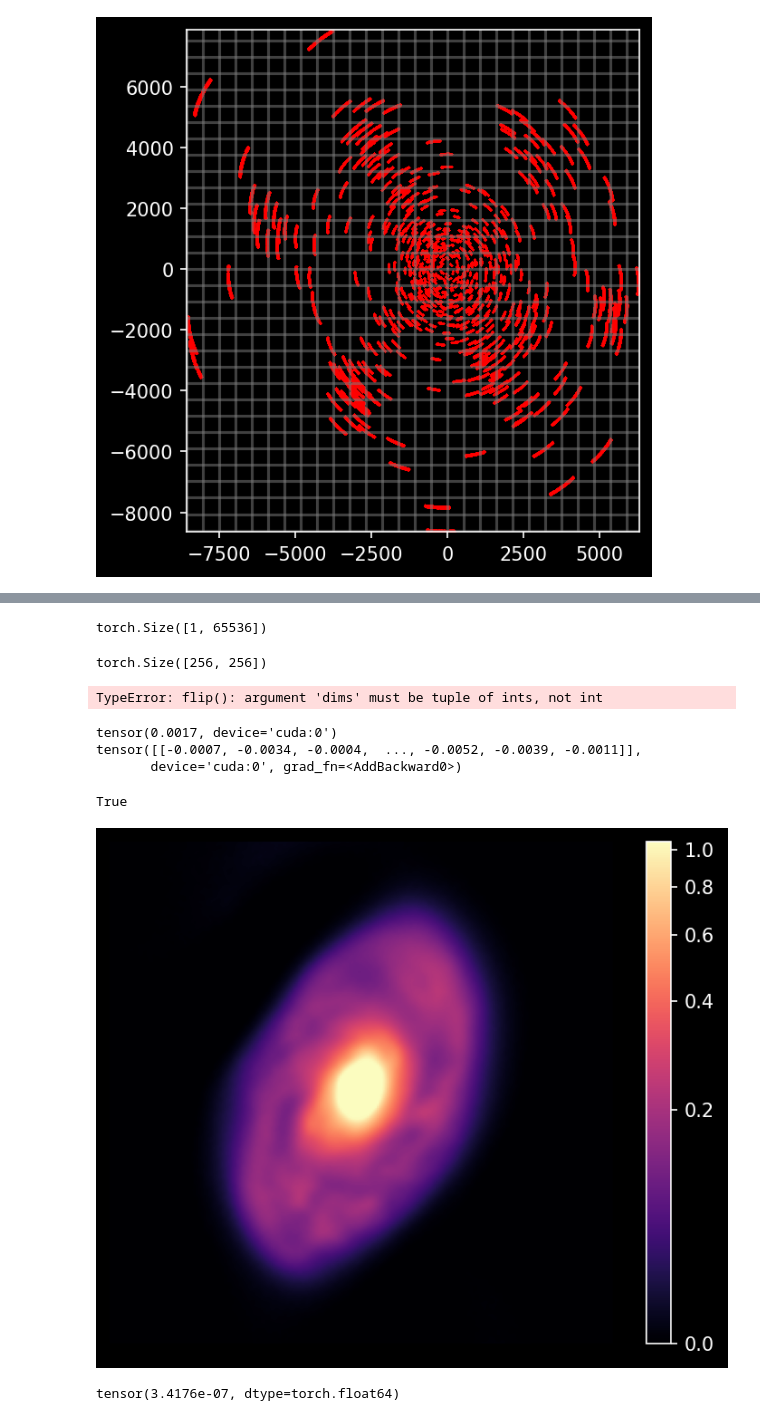
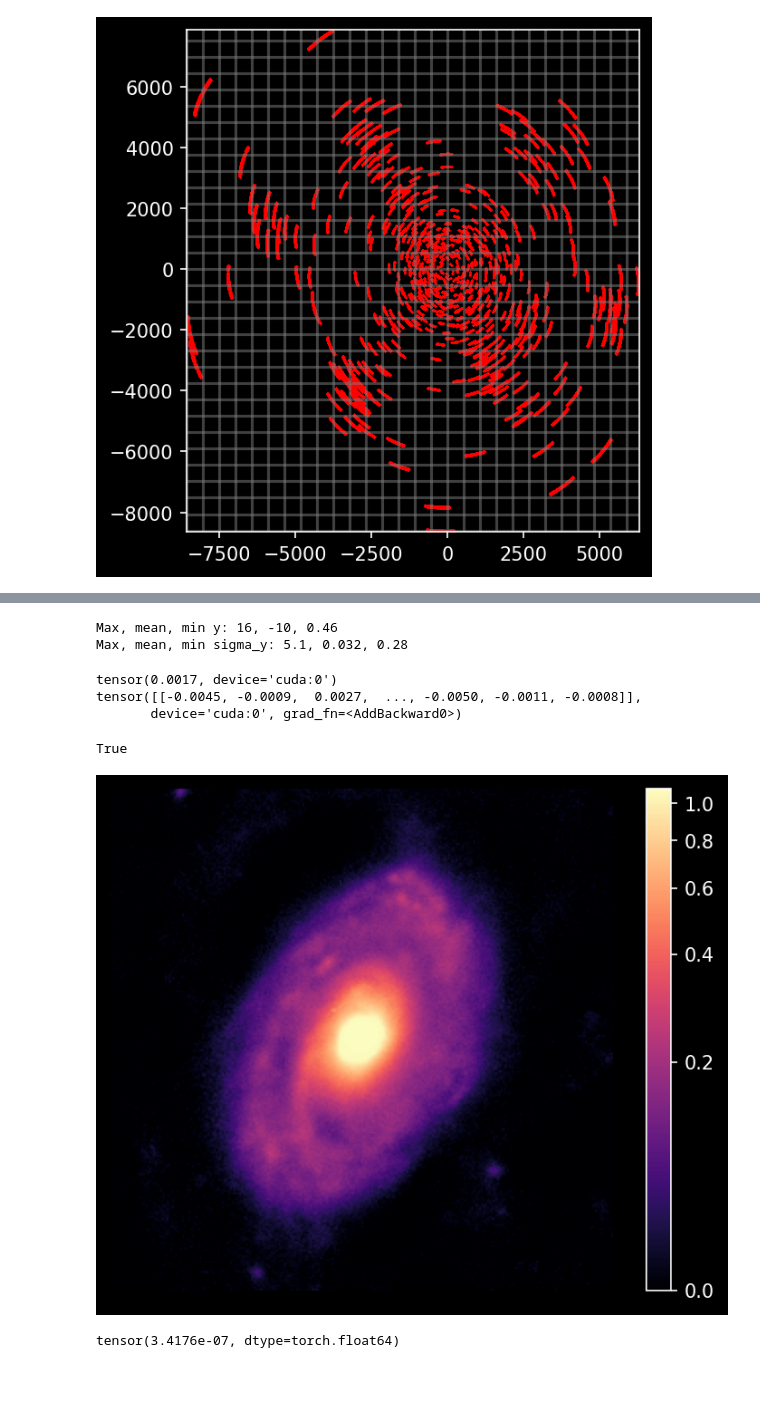
Before and after one commit to EnceladeCandy/diffusion-radio-astronomy, a Jupyter notebook: notebooks/single_spec_weight.ipynb, the cells around one changed output, grey strips where cells are left out. Saved outputs shown, nothing was run; the diff lists cells and outputs as text; code cells hidden in the pictures; blank space fills up the shorter version.

```diff
--- a/notebooks/single_spec_weight.ipynb
+++ b/notebooks/single_spec_weight.ipynb
@@ -202,0 +120,21 @@ S.shape
+# %%
+bin_x = u_edges
+bin_y = v_edges
+
+def binned_mean(y):
+    y = np.stack(y)
+    values = y[:, 0]
+    w = y[:, 1]
+    return np.average(values, weights = w)
+
+def binned_std(y):
+    y = np.stack(y)
+    values = y[:, 0]
+    w = y[:, 1]
+    return np.sqrt(np.cov(values, aweights=w)) #have to use cov since std doesn't accept weights :(
+
+vis_bin_re, _, _, _ = binned_statistic_2d(vv, uu, values = data_real, bins = (bin_y, bin_x), statistic = binned_mean)
+vis_bin_img, _, _, _ = binned_statistic_2d(vv, uu, values = data_imag, bins = (bin_y, bin_x), statistic = binned_mean)
+std_bin_re, _, _, _ = binned_statistic_2d(vv, uu, values = data_real, bins = (bin_y, bin_x), statistic = binned_std)
+std_bin_img, _, _, _ = binned_statistic_2d(vv, uu, values = data_imag, bins = (bin_y, bin_x), statistic = binned_std)
+counts, _, _, _ = binned_statistic_2d(vv, uu, values = weight_, bins = (bin_y, bin_x), statistic = "count")
@@ -202,0 +172,7 @@ S.shape
+# %%
+def plot_dirty_image(vis_gridded):
+    dirty_image = img_size ** 2 * np.fft.fftshift(np.fft.ifft2(vis_gridded))[::-1].real
+    im = plt.imshow(dirty_image, origin = "lower", cmap = "magma")  # flip needed due to CASA's convention
+    plt.colorbar(im, fraction = 0.046, label = "Jy/beam ?")
+# %%
+dirty_image = plot_dirty_image(vis_grid)
@@ -209,6 +187,12 @@ std_gridded = np.concatenate([std_gridded_re, std_gridded_img])
 S = torch.tensor(S_cat).to(device)
 y = torch.tensor(vis_gridded, device = S.device)[S].to(device) * img_size
 sigma_y = torch.tensor(std_gridded, device = S.device)[S].to(device) * img_size
+# %%
+print(f"Max, mean, min y: {y.max():.2g}, {y.min():.2g}, {y.mean():.2g}")
+print(f"Max, mean, min sigma_y: {sigma_y.max():.2g}, {sigma_y.min():.2g}, {sigma_y.mean():.2g}")
+# %% [output]
+Max, mean, min y: 16, -10, 0.46
+Max, mean, min sigma_y: 5.1, 0.032, 0.28
 # %%
 def ft(x):
     return torch.fft.fft2(x, norm = "ortho")
@@ -218,7 +202,3 @@ def link_function(x):
 
 def flip(x):
     return x[:, ::-1]
-# %%
-k.shape
-# %% [output]
-torch.Size([1, 65536])
@@ -227,14 +205,4 @@ k = k.reshape(img_size, img_size)
-# %%
-torch.flip(k, dims = (1,)).shape
-# %% [output]
-torch.Size([256, 256])
-# %%
-torch.flip(k, dims = (1))
-# %% [output]
-TypeError: flip(): argument 'dims' must be tuple of ints, not int
 # %%
-#sigma_y = 1e8 * torch.ones(len(y)).to(device)
-#beta = 0
 def sigma(t):
     return sigma_min * (sigma_max/sigma_min) ** t
 
@@ -242,10 +210,6 @@ def sigma(t):
 def model(x):
     x = x.reshape(img_size, img_size) # for the FFT
     x = link_function(x) # map from model unit space to real unit space
-    x = torch.flip(x, dims = (1,))
-    # Padding:
-    #pad_size = int((npix - img_size)/2)
-    #x = torch.nn.functional.pad(x, (pad_size, pad_size, pad_size, pad_size))
     vis_full = ft(torch.fft.fftshift(x)).flatten()
     vis_sampled = vis_full
     vis_sampled = torch.cat([vis_sampled.real, vis_sampled.imag])
@@ -287,11 +251,12 @@ print((torch.sum(score_likelihood(y, k, t, sigma_y)**2))**0.5)
 print(score_posterior(k, t))
 # %% [output]
 tensor(0.0017, device='cuda:0')
-tensor([[-0.0007, -0.0034, -0.0004,  ..., -0.0052, -0.0039, -0.0011]],
+tensor([[-0.0045, -0.0009,  0.0027,  ..., -0.0050, -0.0011, -0.0008]],
        device='cuda:0', grad_fn=<AddBackward0>)
 # %%
 def g(t):
     return sigma(t) * np.sqrt(2 * (np.log(sigma_max) - np.log(sigma_min)))
+
 def pc_sampler(num_samples, num_pred_steps, num_corr_steps, score_function, snr = 1e-2, img_size = 28):
     t = torch.ones(size = (num_samples, 1)).to(device)
     x = torch.randn([num_samples, img_size ** 2]).to(device)
@@ -321,7 +286,7 @@ def pc_sampler(num_samples, num_pred_steps, num_corr_steps, score_function, snr
                 print("Nans appearing")
                 break
 
-    return link_function(x_mean)
+    return torch.flip(link_function(x_mean).reshape(num_samples, img_size, img_size), dims = (2,))
 
 def euler_sampler(num_samples, num_steps, score_function, img_size = 28):
     t = torch.ones(size = (num_samples, 1)).to(device)
@@ -343,45 +308,46 @@ def euler_sampler(num_samples, num_steps, score_function, img_size = 28):
                 print("Nans appearing")
                 break
 
-    return link_function(x_mean)
+    return torch.flip(link_function(x_mean).reshape(num_samples, img_size, img_size), dims = (2,))
 
 pred = 500
 corr = 100
 snr = 1e-2
-#samples = euler_sampler(num_samples = 1, num_steps = pred, score_function = score_posterior, img_size = img_size)
-samples = pc_sampler(num_samples = 1, num_pred_steps = pred, num_corr_steps = corr, snr = snr, score_function = score_posterior, img_size = img_size)
+num_samples = 1
+samples = euler_sampler(num_samples = num_samples, num_steps = pred, score_function = score_posterior, img_size = img_size)
+#samples = pc_sampler(num_samples = 1, num_pred_steps = pred, num_corr_steps = corr, snr = snr, score_function = score_posterior, img_size = img_size)
 # %%
 norm = True
 save = False
-n_images = len(samples)
+n_images = samples.shape[0]
 grid_size = int(n_images**0.5)
 if n_images != 1:
     fig, axs = plt.subplots(grid_size, grid_size, figsize = (5, 5))
     norm = ImageNormalize(dirty_image[..., None, None].cpu().numpy(), vmin = 0, stretch = AsinhStretch())
     k = 0
     for i in range(grid_size):
         for j in range(grid_size):
             im = axs[i, j].imshow((samples[k]).cpu().reshape(img_size, img_size), cmap = "magma", norm = norm, origin = "lower")
             axs[i, j].axis("off")
             #if k==0:
                 #plt.colorbar(im)
             k+=1
 else:
     print(norm)
     if norm:
         save_path = f"../../images/HTLup_pad{img_size}norm.jpeg"
         norm = ImageNormalize(samples.cpu().numpy(), vmin = 0, stretch = AsinhStretch())
     else:
         save_path = f"../../images/HTLup_pad{img_size}nonorm.jpeg"
         norm = None
-    plt.imshow((samples).cpu().reshape(img_size, img_size), cmap = "magma", norm = norm, origin = "lower")
+    plt.imshow(samples[0].cpu(), cmap = "magma", norm = norm, origin = "lower")
     plt.axis("off")
     plt.colorbar()
 if save:
     plt.savefig(save_path, bbox_inches = "tight", pad_inches = 0.1)
 # %% [output]
 True
-[figure, old version]
+[figure, new version]
 # %%
 sigma_y.mean()
 # %% [output]
```
Also changed, not shown: parts of 16 cells of this notebook.
